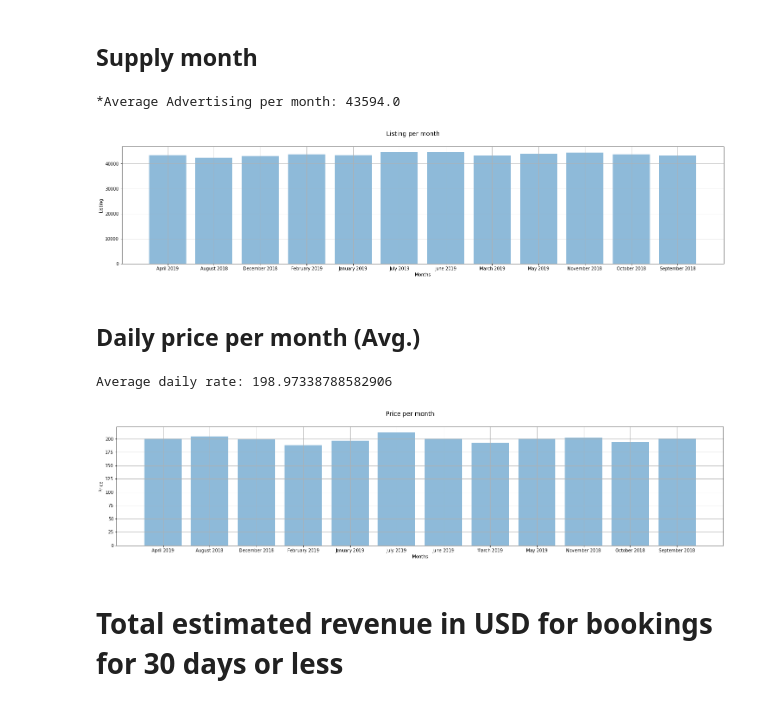
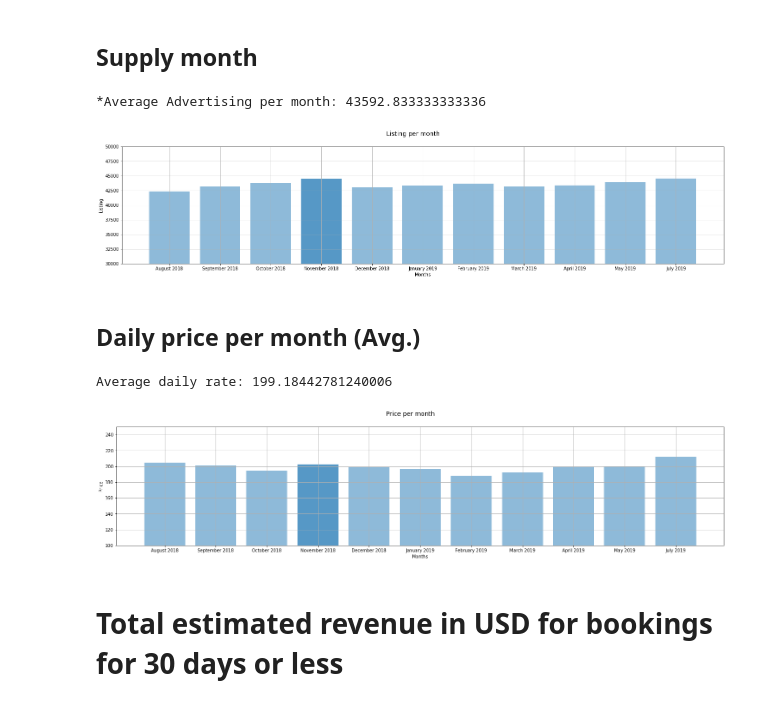
Before and after one commit to jorgelmarquez94/Project1, a Jupyter notebook: Airbnb_Front_End.ipynb, the cells around one changed output. Saved outputs shown, nothing was run; the diff lists cells and outputs as text; code cells hidden in the pictures.

```diff
--- a/Airbnb_Front_End.ipynb
+++ b/Airbnb_Front_End.ipynb
@@ -278,18 +294,18 @@ CA loaded and ready to analyze
 # %% [markdown]
 ## Supply month
 # %%
-city.supply_month([0,0],[0,0])
+city.supply_month([0,0],[30000,50000])
 # %% [output]
-*Average Advertising per month: 43594.0
+*Average Advertising per month: 43592.833333333336
-[figure, old version]
+[figure, new version]
 # %% [markdown]
 ## Daily price per month (Avg.)
 # %%
-city.daily_rate([0,0],[0,0])
+city.daily_rate([0,0],[100,250])
 #Gráfica ordenada por mes
 # %% [output]
-Average daily rate: 198.97338788582906
+Average daily rate: 199.18442781240006
-[figure, old version]
+[figure, new version]
 # %% [markdown]
 # Total estimated revenue in USD for bookings for 30 days or less
 # %%
```
Also changed, not shown: parts of 18 cells of this notebook, 1 other file.
